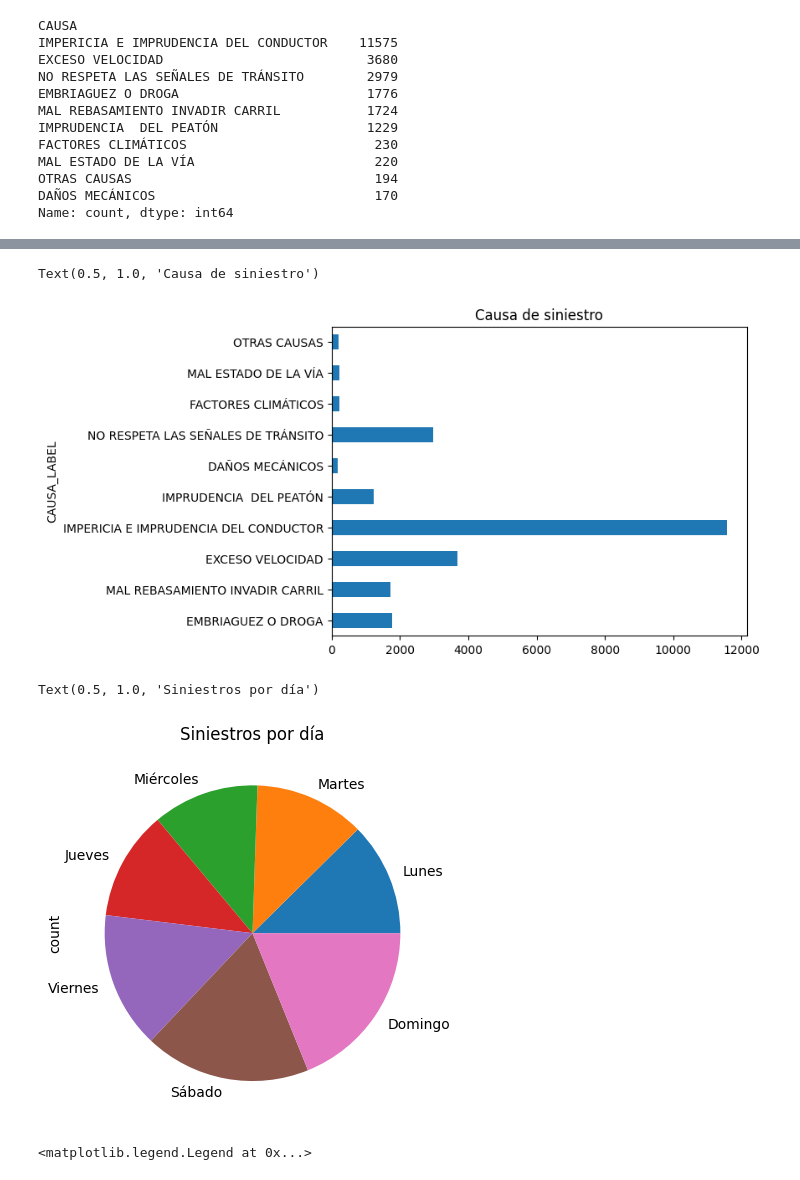
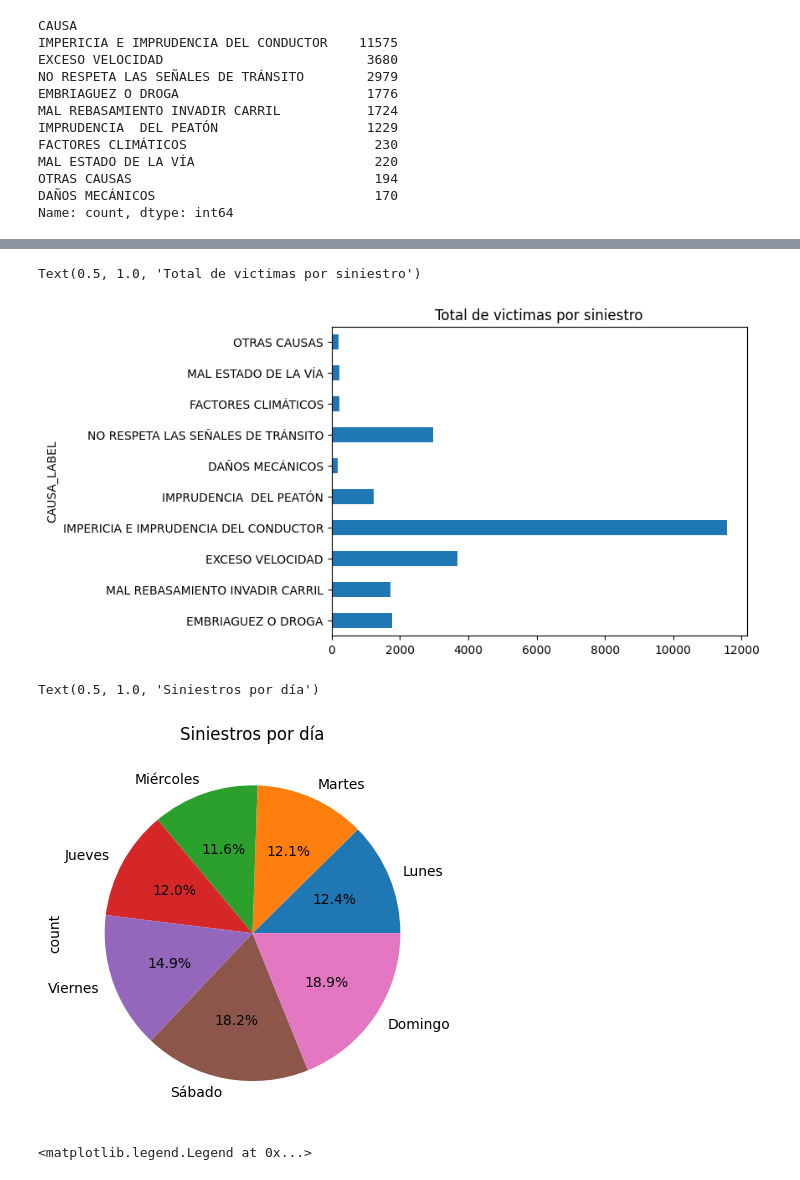
Before and after one commit to DaColcha/proyecto-BI, a Jupyter notebook: data-preprocess.ipynb, the cells around one changed output, grey strips where cells are left out. Drawn from its saved outputs; the diff is of its cells as text; code cells hidden in the pictures.

```diff
--- a/data-preprocess.ipynb
+++ b/data-preprocess.ipynb
@@ -84,7 +84,7 @@ TOTAL_VICTIMAS: 23
 CLASE: 8
 CAUSA: 10
 # %%
-data = data.drop(columns=['CANTON', 'MES', 'TOTAL_VICTIMAS'])
+data = data.drop(columns=['CANTON', 'MES'])
 # %%
 categories = ['DIA', 'HORA', 'PROVINCIA', 'ZONA', 'CLASE', 'CAUSA']
 for cat in categories:
@@ -172,17 +261,19 @@ data_labels.head()
 # %%
 data_labels["CAUSA_LABEL"].value_counts().sort_index().plot(kind='barh')
 
-plt.title('Causa de siniestro')
+plt.title('Total de victimas por siniestro')
 # %% [output]
-Text(0.5, 1.0, 'Causa de siniestro')
+Text(0.5, 1.0, 'Total de victimas por siniestro')
-[figure, old version]
+[figure, new version]
 # %%
-data_labels['DIA'].value_counts().sort_index().plot(kind='pie', labels = ["Lunes", "Martes", "Miércoles", "Jueves", "Viernes", "Sábado", "Domingo"])
+dia_percent = data_labels['DIA'].value_counts().sort_index()
+dia_percent = round(dia_percent / dia_percent.sum() * 100,2)
+dia_percent.plot(kind='pie', labels = ["Lunes", "Martes", "Miércoles", "Jueves", "Viernes", "Sábado", "Domingo"], autopct='%1.1f%%')
 
 plt.title('Siniestros por día')
 # %% [output]
 Text(0.5, 1.0, 'Siniestros por día')
-[figure, old version]
+[figure, new version]
 # %%
 clase_zona = data_labels.groupby(['CLASE_LABEL', 'ZONA']).size().unstack()
 
```
Also changed, not shown: parts of 32 cells of this notebook, 2 other files.
